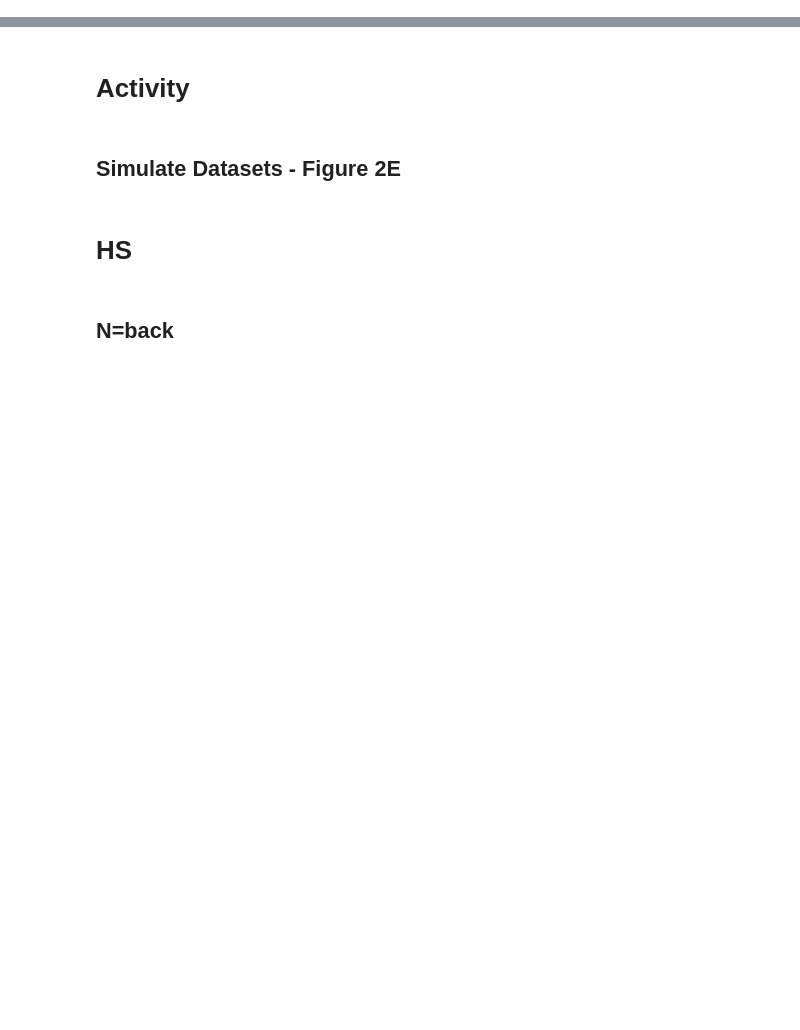
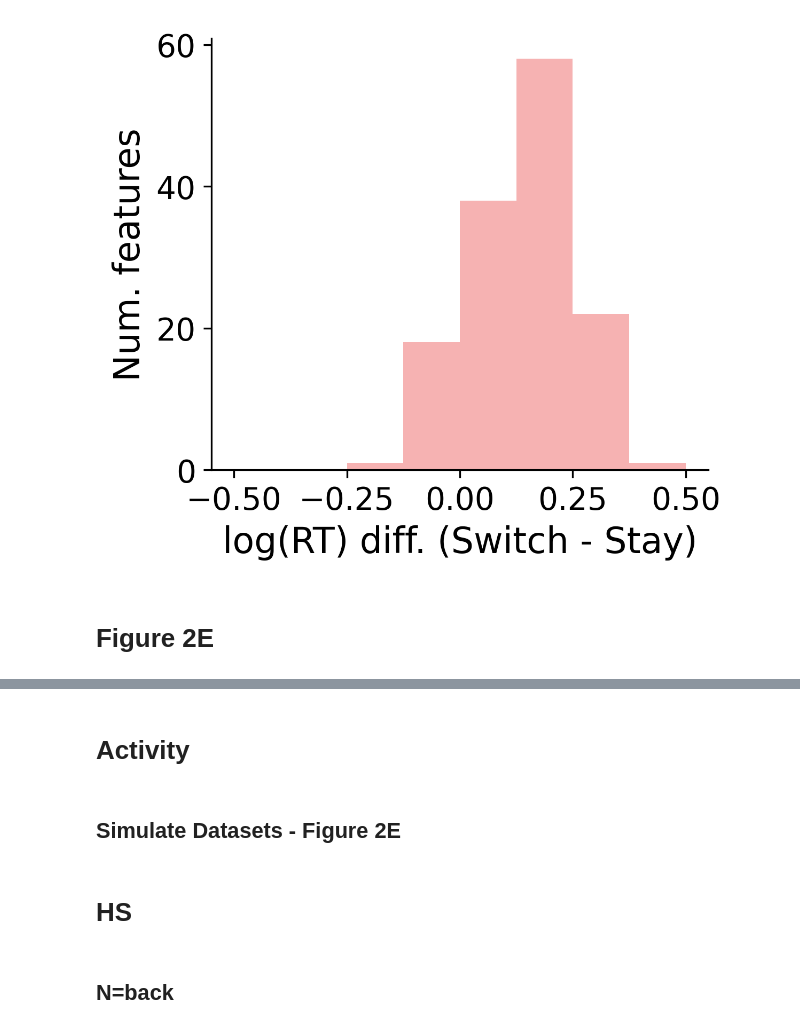
Before and after one commit to surabhisnath/process_modelling, a Jupyter notebook: scripts/Paper_Analysis.ipynb, the cells around one changed output, grey strips where cells are left out. Saved outputs shown, nothing was run; the diff lists cells and outputs as text; code cells hidden in the pictures; blank space fills up the shorter version.

```diff
--- a/scripts/Paper_Analysis.ipynb
+++ b/scripts/Paper_Analysis.ipynb
@@ -305,0 +289,33 @@ feature_cols = [col for col in data.columns if col.startswith('feature_')]
+# %%
+new_cols = {}
+for col in feature_cols:
+    new_col = f"{col}_switch"
+    tmp = (data.groupby('pid')[col].transform(lambda x: (x != x.shift()).astype(int)))
+    tmp.loc[data.groupby('pid').head(1).index] = np.nan
+    new_cols[new_col] = tmp
+data = pd.concat([data, pd.DataFrame(new_cols, index=data.index)], axis=1)
+
+diff_dict = {}
+for col in feature_cols:
+    bin_col = f"{col}_switch"
+    temp = data.dropna(subset=[bin_col])
+    logrt_diff = temp.groupby('pid').apply(lambda g: g.loc[g[bin_col] == 1, 'logRT'].mean() - g.loc[g[bin_col] == 0, 'logRT'].mean(), include_groups=False)  # Compute logRT difference per pid
+    diff_dict[col] = logrt_diff
+diff_df = pd.DataFrame(diff_dict)
+# %%
+bin_edges = [-0.5, -0.375, -0.25, -0.125, 0, 0.125, 0.25, 0.375, 0.5]
+
+plt.figure(figsize=(4,3.5))
+plt.hist(diff_df.mean(axis=0).values,
+         bins=bin_edges,
+         color="lightcoral",
+         alpha=0.6)
+
+plt.ylabel("Num. features")
+plt.xlabel("log(RT) diff. (Switch - Stay)")
+# plt.xlim(-0.5, 0.5)  # optional, keeps plot clean
+plt.savefig("../plots/Figure2/2-D.pdf", bbox_inches="tight")
+# %% [output]
+[figure, added]
+# %% [markdown]
+# Figure 2E
```
Also changed, not shown: parts of 56 cells of this notebook, 33 other files.
